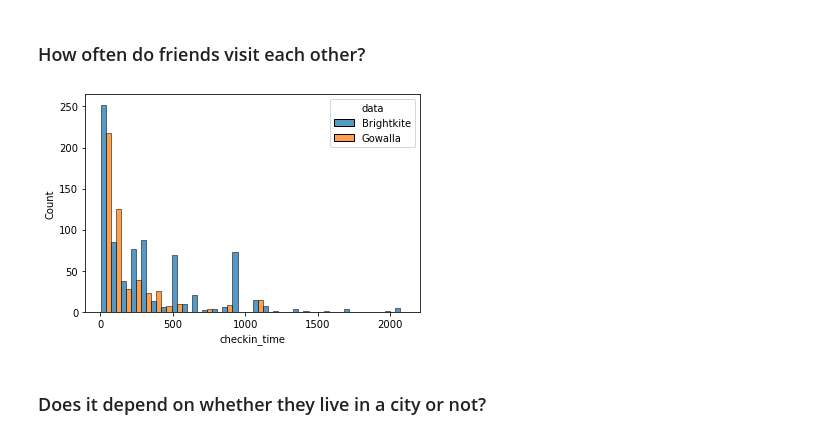
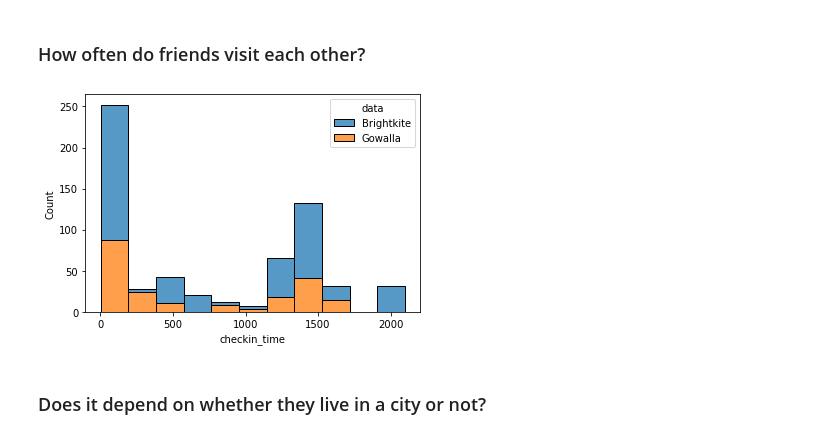
Before and after one commit to epfl-ada/ada-2020-project-milestone-p3-p3_, a Jupyter notebook: research_question_2.ipynb, the cells around one changed output. Saved outputs shown, nothing was run; the diff lists cells and outputs as text; code cells hidden in the pictures.

```diff
--- a/research_question_2.ipynb
+++ b/research_question_2.ipynb
@@ -91,11 +79,10 @@ gw_home_locs = home_locations(gw_checkins)
+# %%
+bk_checkins = bk_checkins.rename(columns={'home_longitude':'home_longitude_A', 'home_latitude':'home_latitude_A'})
+gw_checkins = gw_checkins.rename(columns={'home_longitude':'home_longitude_A', 'home_latitude':'home_latitude_A'})
 # %%
 # Make a unique index for every check in, because there is no other unique variable
 bk_checkins['check-in'] = bk_checkins.index
 gw_checkins['check-in'] = gw_checkins.index
-# %%
-# Add home location for friend A
-bk_checkins = bk_checkins.merge(bk_home_locs['location'], left_on = 'user_id', right_index = True).rename(columns = {'location': 'home_location'})
-gw_checkins = gw_checkins.merge(gw_home_locs['location'], left_on = 'user_id', right_index = True).rename(columns = {'location': 'home_location'})
 # %%
 # Merge check-in data with the friend network dataframe
 bk_checkins_merged = bk_checkins.merge(bk_edges, left_on = 'user_id', right_on = 'from_id').drop(columns = ['from_id'], axis = 1)
@@ -113,4 +90,4 @@ gw_home_locs_ = home_locations(gw_checkins_)
 # %%
 # Add each friend's B home location to the extended dataframe
-bk_checkins_merged = bk_checkins_merged.merge(bk_home_locs_, left_on = "to_id", right_index = True).drop(columns=['location'], axis = 1)
-gw_checkins_merged = gw_checkins_merged.merge(gw_home_locs_, left_on = "to_id", right_index = True).drop(columns=['location'], axis = 1)
+bk_checkins_merged = bk_checkins_merged.merge(B_homes, left_on='to_id', right_index=True)#.drop(columns=['home_longitude_y', 'home_latitude_y'], axis=1)
+gw_checkins_merged = gw_checkins_merged.merge(G_homes, left_on='to_id', right_index=True)#.drop(columns=['home_longitude_y', 'home_latitude_y'], axis=1)
@@ -132,7 +94,7 @@ Length: 811392, dtype: float64
 # %%
 # Calculate the distance between check-ins and friends home
-bk_checkins_merged['distances_to_friend'] = bk_checkins_merged.apply(lambda x: distance((x['latitude_x'], x['longitude_x']), (x['latitude_y'], x['longitude_y'])).km, axis = 1)
-gw_checkins_merged['distances_to_friend'] = gw_checkins_merged.apply(lambda x: distance((x['latitude_x'], x['longitude_x']), (x['latitude_y'], x['longitude_y'])).km, axis = 1)
+bk_checkins_merged['distances_to_friend'] = bk_checkins_merged.apply(lambda x: distance((x['latitude'], x['longitude']), (x['home_latitude'], x['home_longitude'])).km, axis = 1)
+gw_checkins_merged['distances_to_friend'] = gw_checkins_merged.apply(lambda x: distance((x['latitude'], x['longitude']), (x['home_latitude'], x['home_longitude'])).km, axis = 1)
 # %%
 # Investigate if a check-in was a friends visit or not
 # by grouping by check-in id's and checking if any distance is smaller than r
@@ -155,9 +117,9 @@ bk_gw_friends = bk_friend_visited.append(gw_friend_visited)
 #gw_friend_visited.head()
 # %%
 #sns.histplot(data = bk_gw_friends, x = 'checkin_time', hue = 'data', multiple="dodge", bins = 30);
-sns.histplot(data = bk_gw_friends, x = 'checkin_time', hue = 'data',  multiple="dodge", bins = 30);
+sns.histplot(data = bk_gw_friends, x = 'checkin_time', hue = 'data',  multiple="stack");
 # %% [output]
-[figure, old version]
+[figure, new version]
 # %%
 # Intermediately save the dataframes
 #bk_checkins_merged.to_pickle("B_checkins_merged.pickle")
```
Also changed, not shown: parts of 51 cells of this notebook, 4 other files.
